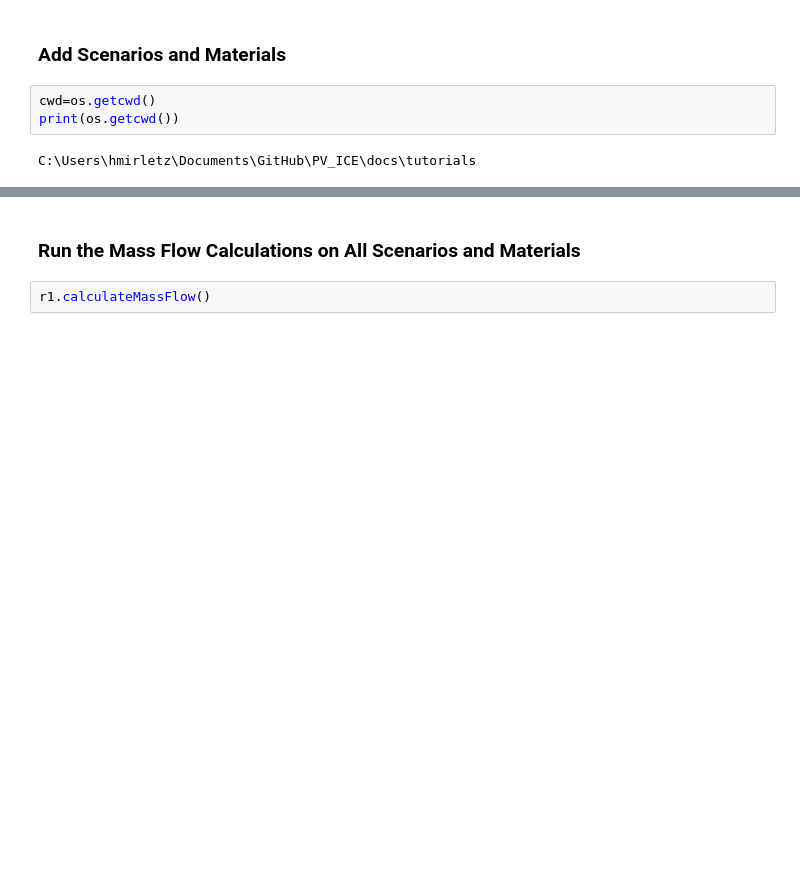
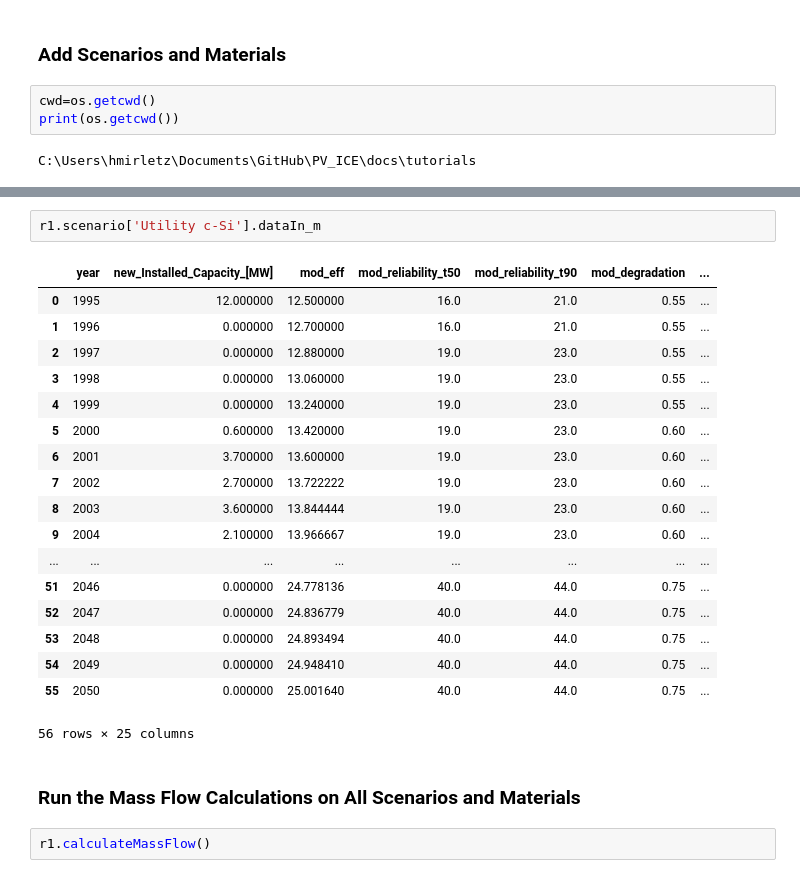
Before and after one commit to NREL/PV_ICE, a Jupyter notebook: docs/tutorials/14 - Historical US Installs Waste Projection.ipynb, the cells around one changed output, grey strips where cells are left out. Cells and saved outputs as stored; diff of their text form; blank space fills up the shorter version.

```diff
--- a/docs/tutorials/14 - Historical US Installs Waste Projection.ipynb
+++ b/docs/tutorials/14 - Historical US Installs Waste Projection.ipynb
@@ -64,3 +117,24 @@ r1.scenMod_PerfectManufacturing() #sets all manufacturing values to 100% efficie
+# %%
+r1.scenario['Utility c-Si'].dataIn_m
+# %% [output]
+|  | year | new_Installed_Capacity_[MW] | mod_eff | mod_reliability_t50 | mod_reliability_t90 | mod_degradation | ... |
+| 0 | 1995 | 12.000000 | 12.500000 | 16.0 | 21.0 | 0.55 | ... |
+| 1 | 1996 | 0.000000 | 12.700000 | 16.0 | 21.0 | 0.55 | ... |
+| 2 | 1997 | 0.000000 | 12.880000 | 19.0 | 23.0 | 0.55 | ... |
+| 3 | 1998 | 0.000000 | 13.060000 | 19.0 | 23.0 | 0.55 | ... |
+| 4 | 1999 | 0.000000 | 13.240000 | 19.0 | 23.0 | 0.55 | ... |
+| 5 | 2000 | 0.600000 | 13.420000 | 19.0 | 23.0 | 0.60 | ... |
+| 6 | 2001 | 3.700000 | 13.600000 | 19.0 | 23.0 | 0.60 | ... |
+| 7 | 2002 | 2.700000 | 13.722222 | 19.0 | 23.0 | 0.60 | ... |
+| 8 | 2003 | 3.600000 | 13.844444 | 19.0 | 23.0 | 0.60 | ... |
+| 9 | 2004 | 2.100000 | 13.966667 | 19.0 | 23.0 | 0.60 | ... |
+| ... | ... | ... | ... | ... | ... | ... | ... |
+| 51 | 2046 | 0.000000 | 24.778136 | 40.0 | 44.0 | 0.75 | ... |
+| 52 | 2047 | 0.000000 | 24.836779 | 40.0 | 44.0 | 0.75 | ... |
+| 53 | 2048 | 0.000000 | 24.893494 | 40.0 | 44.0 | 0.75 | ... |
+| 54 | 2049 | 0.000000 | 24.948410 | 40.0 | 44.0 | 0.75 | ... |
+| 55 | 2050 | 0.000000 | 25.001640 | 40.0 | 44.0 | 0.75 | ... |
+56 rows × 25 columns
 # %% [markdown]
 ### Run the Mass Flow Calculations on All Scenarios and Materials
 # %%
```
Also changed, not shown: parts of 27 cells of this notebook, 3 other files.
